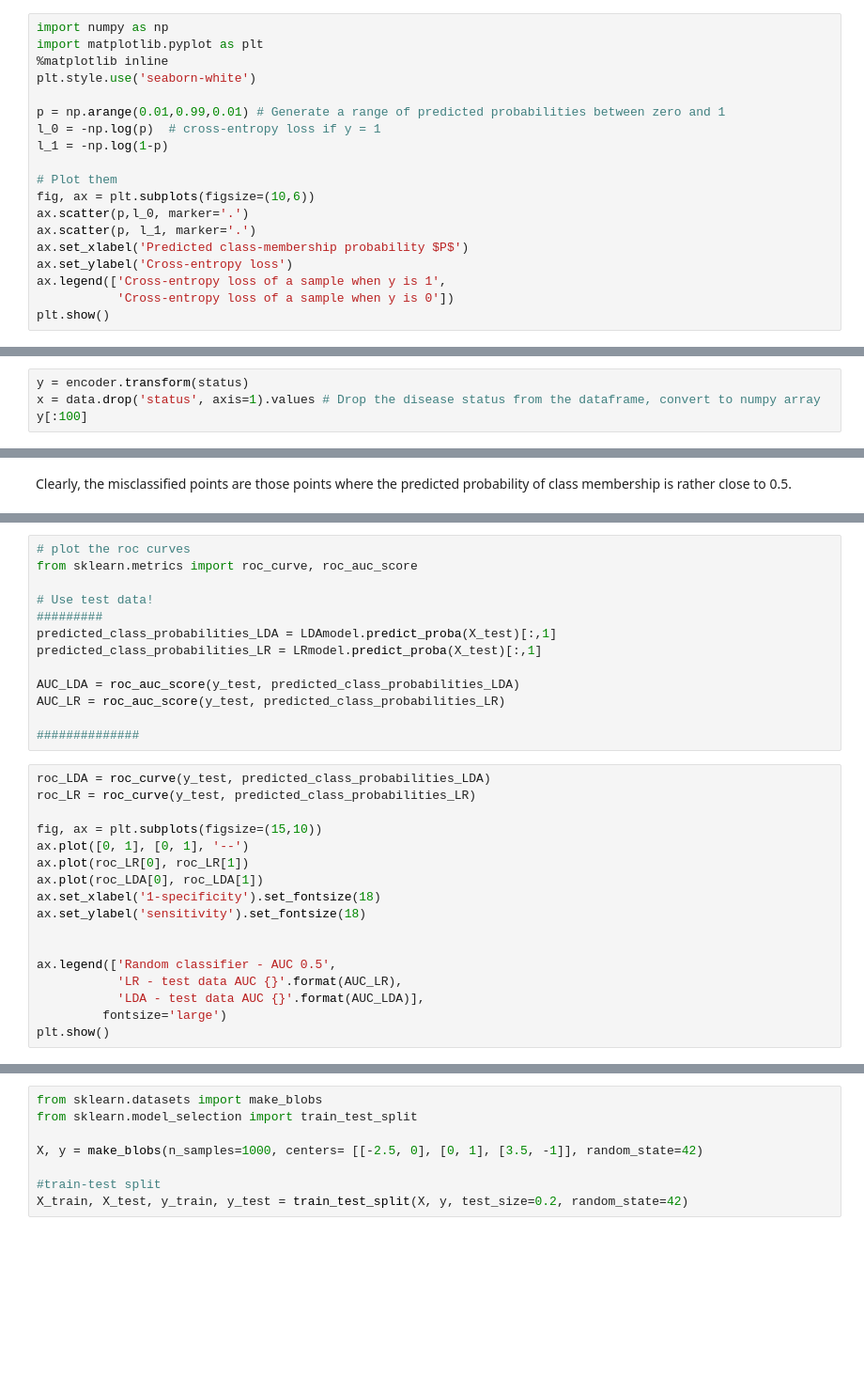
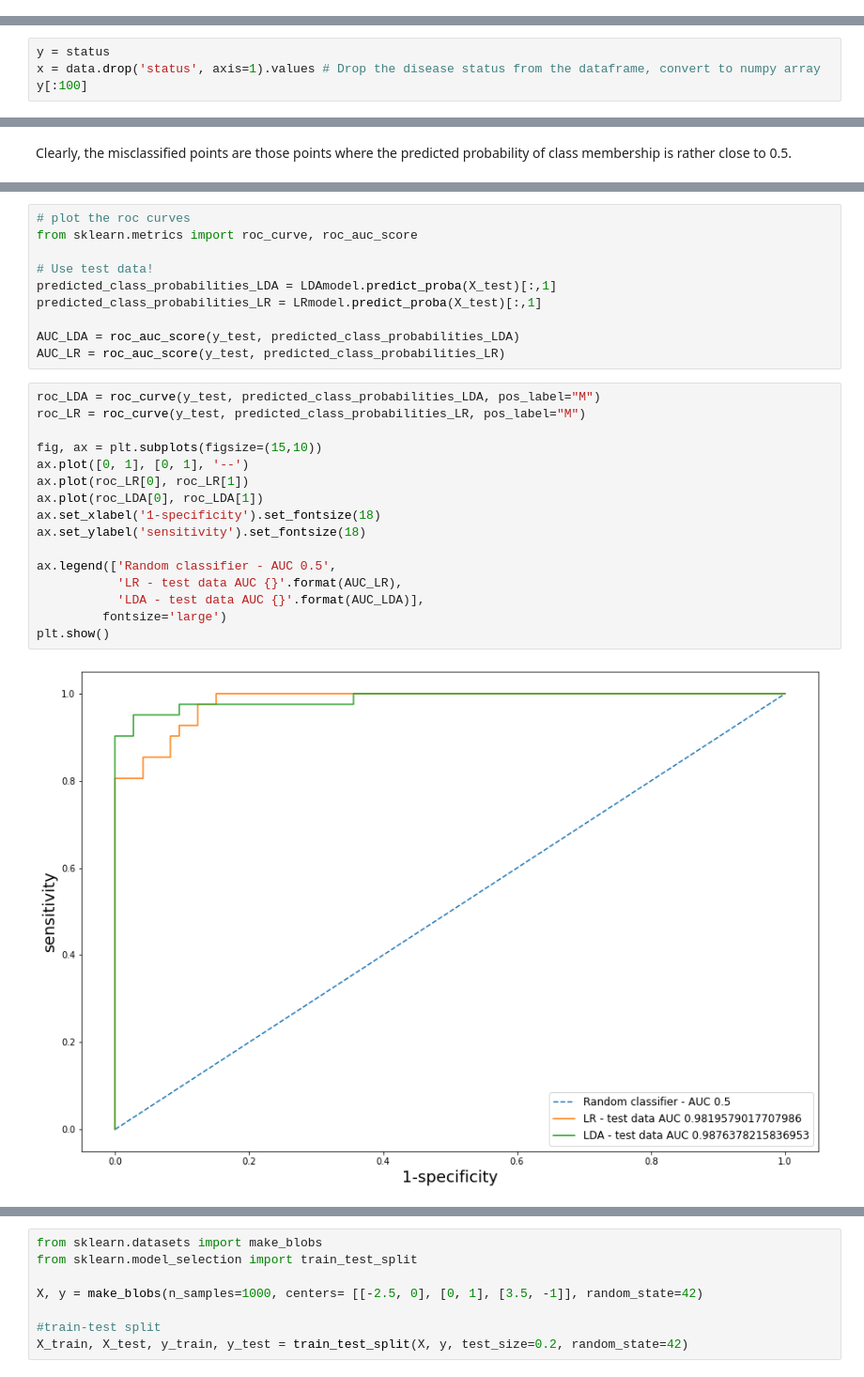
Before and after one commit to tfmortie/mlcourse, a Jupyter notebook: 04_linear_classification/Lab4_Classification_SOLVED.ipynb, the cells around one changed output, grey strips where cells are left out. Shown at 94% size. Cells and saved outputs as stored; diff of their text form; blank space fills up the shorter version.

```diff
--- a/04_linear_classification/Lab4_Classification_SOLVED.ipynb
+++ b/04_linear_classification/Lab4_Classification_SOLVED.ipynb
@@ -62,19 +25,0 @@ From this, it should be clear that the cross-entropy loss will be larger for sma
-# %%
-import numpy as np
-import matplotlib.pyplot as plt
-%matplotlib inline
-plt.style.use('seaborn-white')
-
-p = np.arange(0.01,0.99,0.01) # Generate a range of predicted probabilities between zero and 1
-l_0 = -np.log(p)  # cross-entropy loss if y = 1
-l_1 = -np.log(1-p)
-
-# Plot them
-fig, ax = plt.subplots(figsize=(10,6))
-ax.scatter(p,l_0, marker='.')
-ax.scatter(p, l_1, marker='.')
-ax.set_xlabel('Predicted class-membership probability $P$')
-ax.set_ylabel('Cross-entropy loss')
-ax.legend(['Cross-entropy loss of a sample when y is 1',
-           'Cross-entropy loss of a sample when y is 0'])
-plt.show()
@@ -237,4 +121,4 @@ encoder.classes_  # 'B' will become class 0, 'M' will become class 1
 # %%
-y = encoder.transform(status)
+y = status
 x = data.drop('status', axis=1).values # Drop the disease status from the dataframe, convert to numpy array
 y[:100]
@@ -314,28 +220,26 @@ Clearly, the misclassified points are those points where the predicted probabili
 from sklearn.metrics import roc_curve, roc_auc_score
 
 # Use test data!
-#########
 predicted_class_probabilities_LDA = LDAmodel.predict_proba(X_test)[:,1]
 predicted_class_probabilities_LR = LRmodel.predict_proba(X_test)[:,1]
 
 AUC_LDA = roc_auc_score(y_test, predicted_class_probabilities_LDA)
 AUC_LR = roc_auc_score(y_test, predicted_class_probabilities_LR)
-
-##############
 # %%
-roc_LDA = roc_curve(y_test, predicted_class_probabilities_LDA)
-roc_LR = roc_curve(y_test, predicted_class_probabilities_LR)
+roc_LDA = roc_curve(y_test, predicted_class_probabilities_LDA, pos_label="M")
+roc_LR = roc_curve(y_test, predicted_class_probabilities_LR, pos_label="M")
 
 fig, ax = plt.subplots(figsize=(15,10))
 ax.plot([0, 1], [0, 1], '--')
 ax.plot(roc_LR[0], roc_LR[1])
 ax.plot(roc_LDA[0], roc_LDA[1])
 ax.set_xlabel('1-specificity').set_fontsize(18)
 ax.set_ylabel('sensitivity').set_fontsize(18)
 
-
 ax.legend(['Random classifier - AUC 0.5',
            'LR - test data AUC {}'.format(AUC_LR),
            'LDA - test data AUC {}'.format(AUC_LDA)],
          fontsize='large')
 plt.show()
+# %% [output]
+[figure, added]
```
Also changed, not shown: parts of 53 cells of this notebook, 4 other files.
